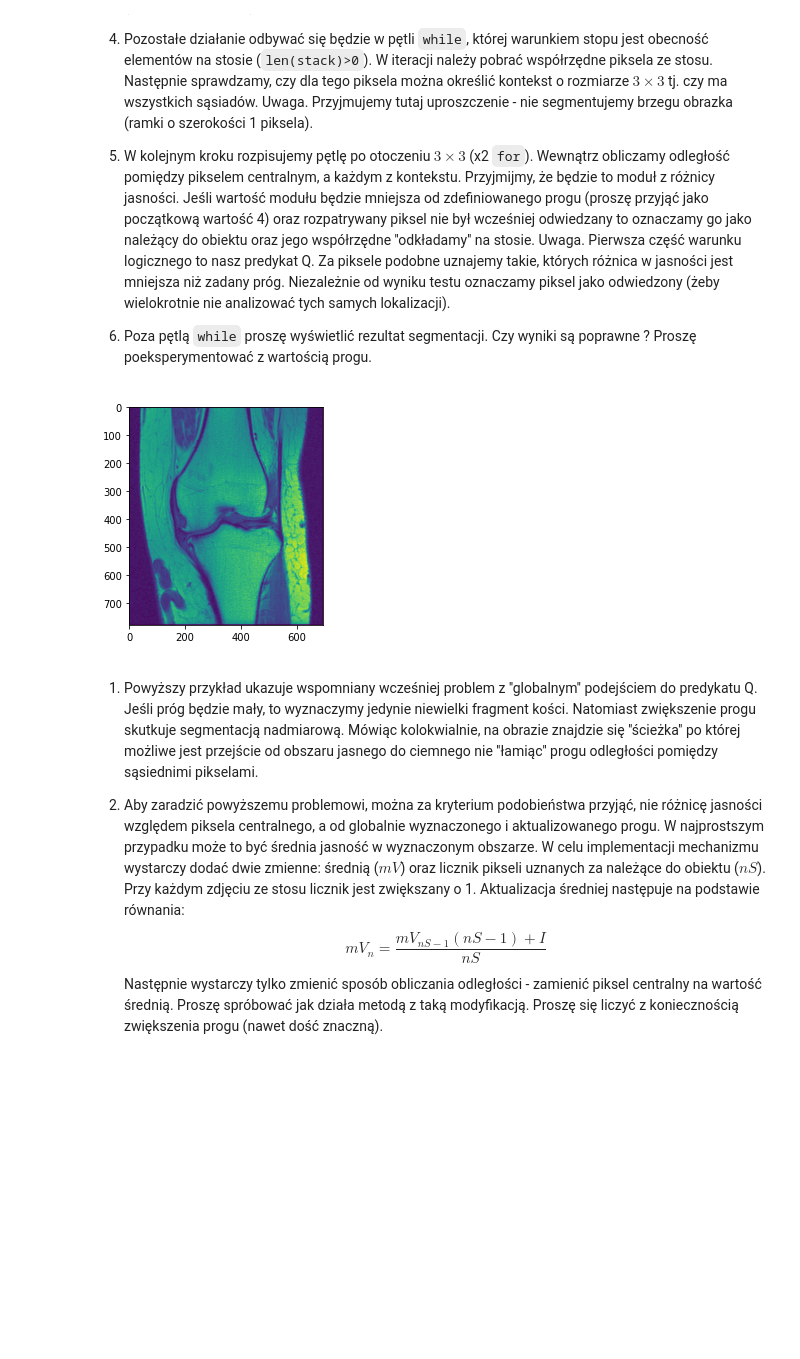
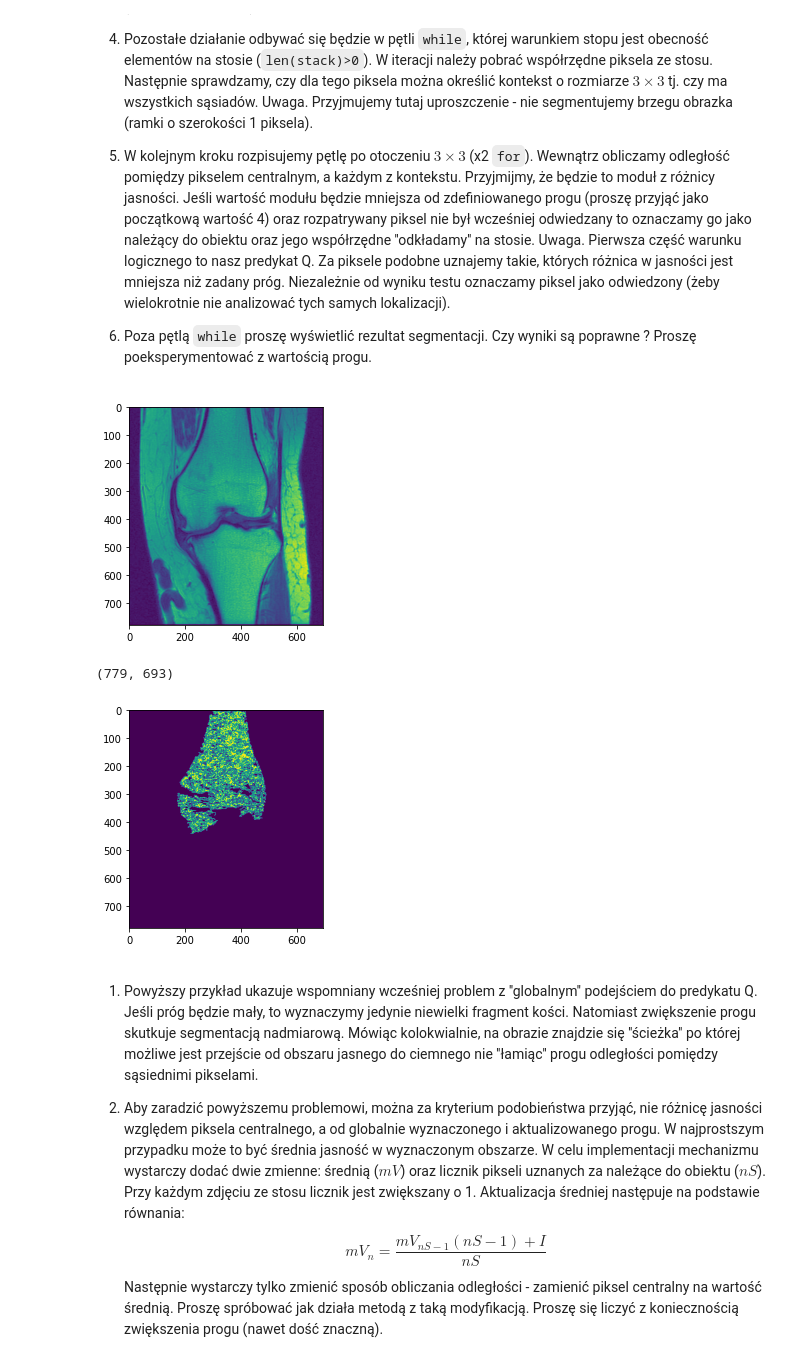
Before and after one commit to peep-hole/digital-image-processing, a Jupyter notebook: lab10/10_segmentation.ipynb, the cells around one changed output. Drawn from its saved outputs; the diff is of its cells as text; code cells hidden in the pictures; blank space fills up the shorter version.

```diff
--- a/lab10/10_segmentation.ipynb
+++ b/lab10/10_segmentation.ipynb
@@ -128,24 +128,28 @@ plt.show()
 # X, Y = np.floor(X), np.floor(Y)
 # print(X, Y)
 
-X, Y = 419, 595
+X, Y = 290, 259
+print(img.shape)
 # %% [output]
 [figure]
+(779, 693)
 # %%
-def segmentation(img, x_start, y_start, thr=4, Q=lambda pix_val, neigh_val, thr: np.abs(neigh_val - pix_val) > thr):
+def segmentation(img, x_start, y_start, thr=4):
     stack = []
-    visited = np.zeros(img.shape)
-    segmented = np.zeros(img.shape)
+    visited = np.zeros(img.shape, dtype=bool)
+    segmented = np.zeros(img.shape, dtype=bool)
 
-    visited[x_start, y_start] = 1
-    segmented[x_start, y_start] = 1
+    # Q = lambda pix_val, neigh_val, thr: abs(neigh_val - pix_val) < thr
+
+    visited[x_start, y_start] = True
+    segmented[x_start, y_start] = True
 
     stack.append((x_start, y_start))
 
     while stack:
         x, y = stack.pop()
 
-        if x == 0 or x == img.shape[0] - 1 or y == 0 or y == img.shape[1]:
+        if x == 0 or x == img.shape[0] - 1 or y == 0 or y == img.shape[1] - 1:
             continue
 
         val = img[x, y]
@@ -153,13 +157,16 @@ def segmentation(img, x_start, y_start, thr=4, Q=lambda pix_val, neigh_val, thr:
         for xi in range(-1, 2):
             for yi in range(-1, 2):
 
-                if xi == yi == 0:
+                if xi == 0 and yi == 0:
                     continue
 
                 n_val = img[x+xi, y+yi]
-                visited[x+xi, y+yi] = 1
-                if Q(val, n_val, thr) and not visited[x+xi, y+yi]:
-                    segmented[x+xi, y+yi]=1
+
+                dist = np.abs(int(val) - int(n_val))
+
+                if dist < thr and not visited[x+xi, y+yi]:
+                    segmented[x+xi, y+yi]=True
                     stack.append((x+xi, y+yi))
+                visited[x+xi, y+yi] = True
     plt.imshow(segmented)
     plt.show()
@@ -168,3 +173,7 @@ segmentation
+# %%
+segmentation(img, X, Y, 4)
+# %% [output]
+[figure, added]
 # %% [markdown]
 1. Powyższy przykład ukazuje wspomniany wcześniej problem z ''globalnym'' podejściem do predykatu Q.
   Jeśli próg będzie mały, to wyznaczymy jedynie niewielki fragment kości.
```
Also changed, not shown: parts of 13 cells of this notebook, 4 other files.
